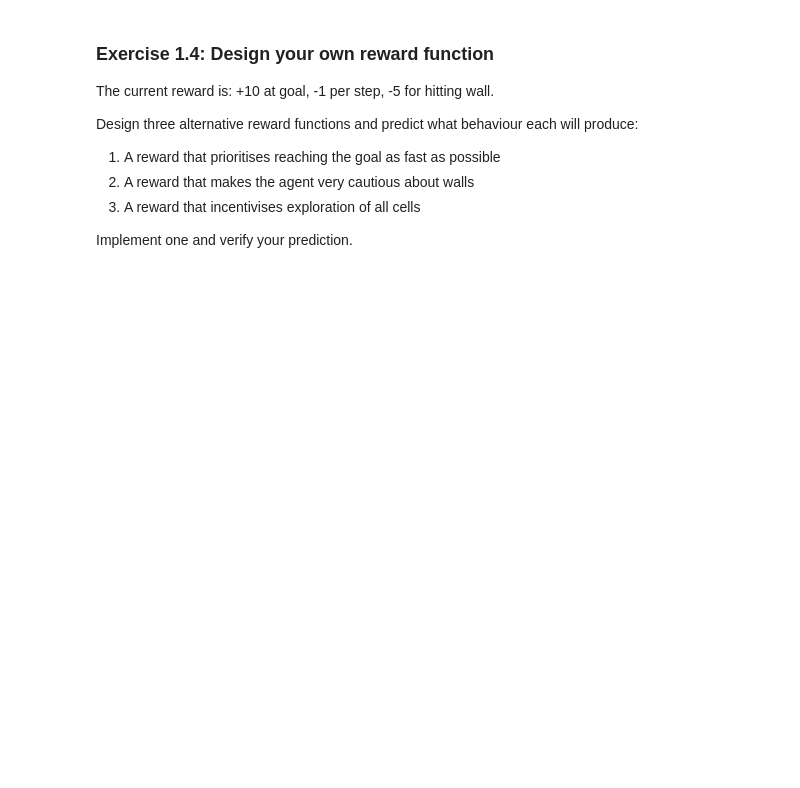
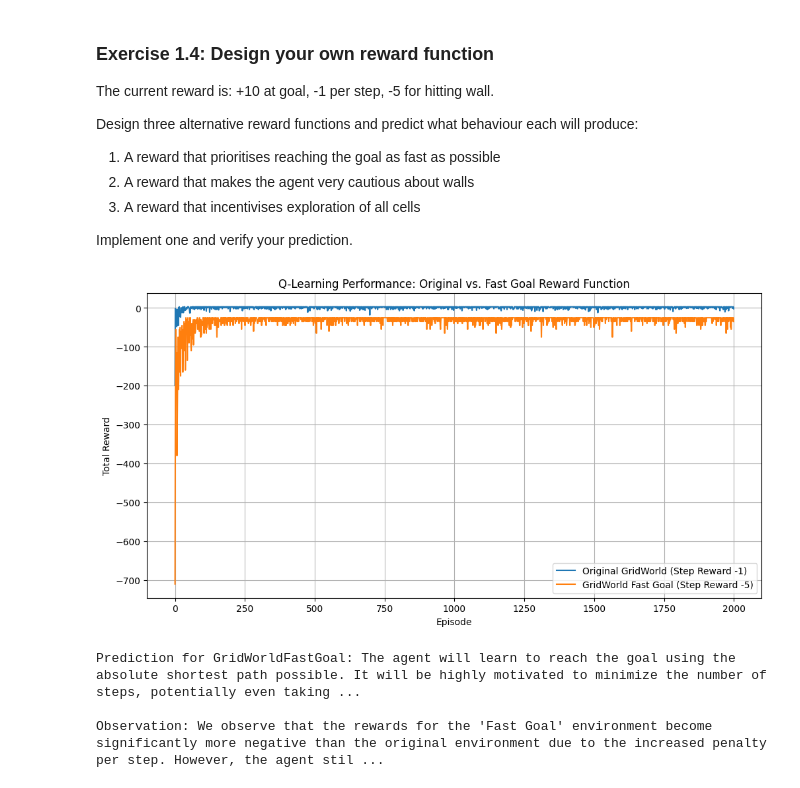
Before and after one commit to llmzaman/rl-for-data-scientists, a Jupyter notebook: notebooks/chapter_01_what_is_rl/01_exercises.ipynb, the cells around one changed output. Drawn from its saved outputs; the diff is of its cells as text; code cells hidden in the pictures; blank space fills up the shorter version.

```diff
--- a/notebooks/chapter_01_what_is_rl/01_exercises.ipynb
+++ b/notebooks/chapter_01_what_is_rl/01_exercises.ipynb
@@ -59,0 +293,44 @@ Implement one and verify your prediction.
+# %%
+# Your reward function experiment
+
+# 1. A reward that prioritises reaching the goal as fast as possible
+# We can achieve this by making the step reward more negative, thus incentivizing shorter paths.
+class GridWorldFastGoal(GridWorld):
+    def __init__(self, height=5, width=5):
+        super().__init__(height, width)
+        self.reward_step = -5  # Much higher penalty per step
+
+# Predict what behaviour this will produce:
+# Prediction: The agent will learn to reach the goal using the absolute shortest path possible.
+# It will be highly motivated to minimize the number of steps, potentially even taking slightly
+# riskier paths if they are shorter than safer, longer ones. The learning might converge faster
+# for optimal paths if they are simple, but it might struggle if the shortest path requires
+# careful navigation to avoid walls, as the wall penalty might not be severe enough to deter
+# a 'fast' but 'bumpy' path if the step penalty is dominant.
+
+# Initialize environments
+original_env = GridWorld()
+fast_goal_env = GridWorldFastGoal()
+
+# Train agents
+rewards_original_fg = q_learning_train(original_env, num_episodes=2000)
+rewards_fast_goal = q_learning_train(fast_goal_env, num_episodes=2000)
+
+# Plotting results
+plt.figure(figsize=(12, 6))
+plt.plot(rewards_original_fg, label='Original GridWorld (Step Reward -1)')
+plt.plot(rewards_fast_goal, label='GridWorld Fast Goal (Step Reward -5)')
+plt.xlabel('Episode')
+plt.ylabel('Total Reward')
+plt.title('Q-Learning Performance: Original vs. Fast Goal Reward Function')
+plt.legend()
+plt.grid(True)
+plt.show()
+
+print("Prediction for GridWorldFastGoal: The agent will learn to reach the goal using the absolute shortest path possible. It will be highly motivated to minimize the number of steps, potentially even taking slightly riskier paths if they are shorter than safer, longer ones.")
+print("\nObservation: We observe that the rewards for the 'Fast Goal' environment become significantly more negative than the original environment due to the increased penalty per step. However, the agent still learns to maximize its return, which in this case means minimizing the steps to the goal. The curve will likely show an improvement towards less negative values, indicating that it is indeed finding shorter paths, as a shorter path results in a less negative cumulative reward.")
+# %% [output]
+[figure, added]
+Prediction for GridWorldFastGoal: The agent will learn to reach the goal using the absolute shortest path possible. It will be highly motivated to minimize the number of steps, potentially even taking ...
+
+Observation: We observe that the rewards for the 'Fast Goal' environment become significantly more negative than the original environment due to the increased penalty per step. However, the agent stil ...
```
Also changed, not shown: parts of 21 cells of this notebook, 52 other files.
